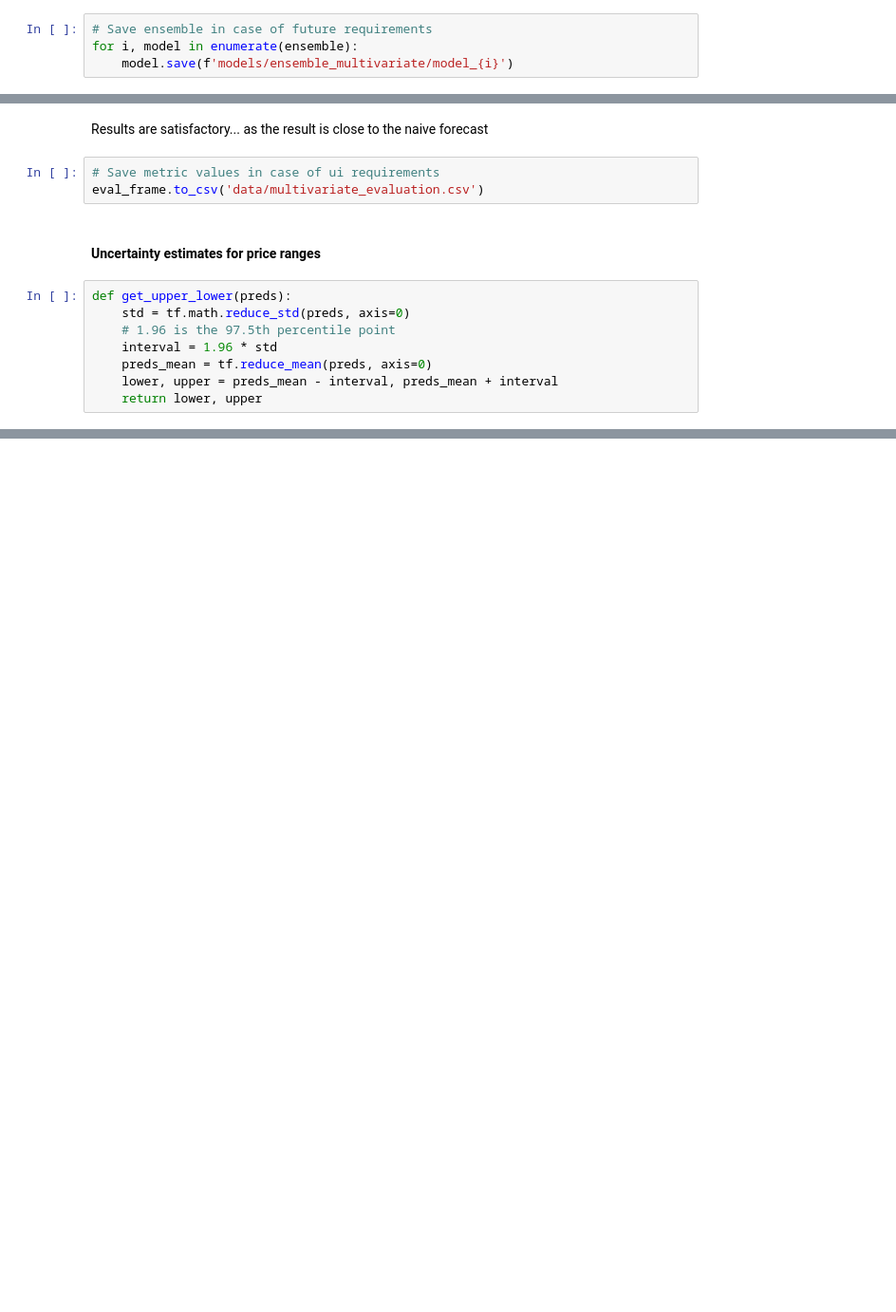
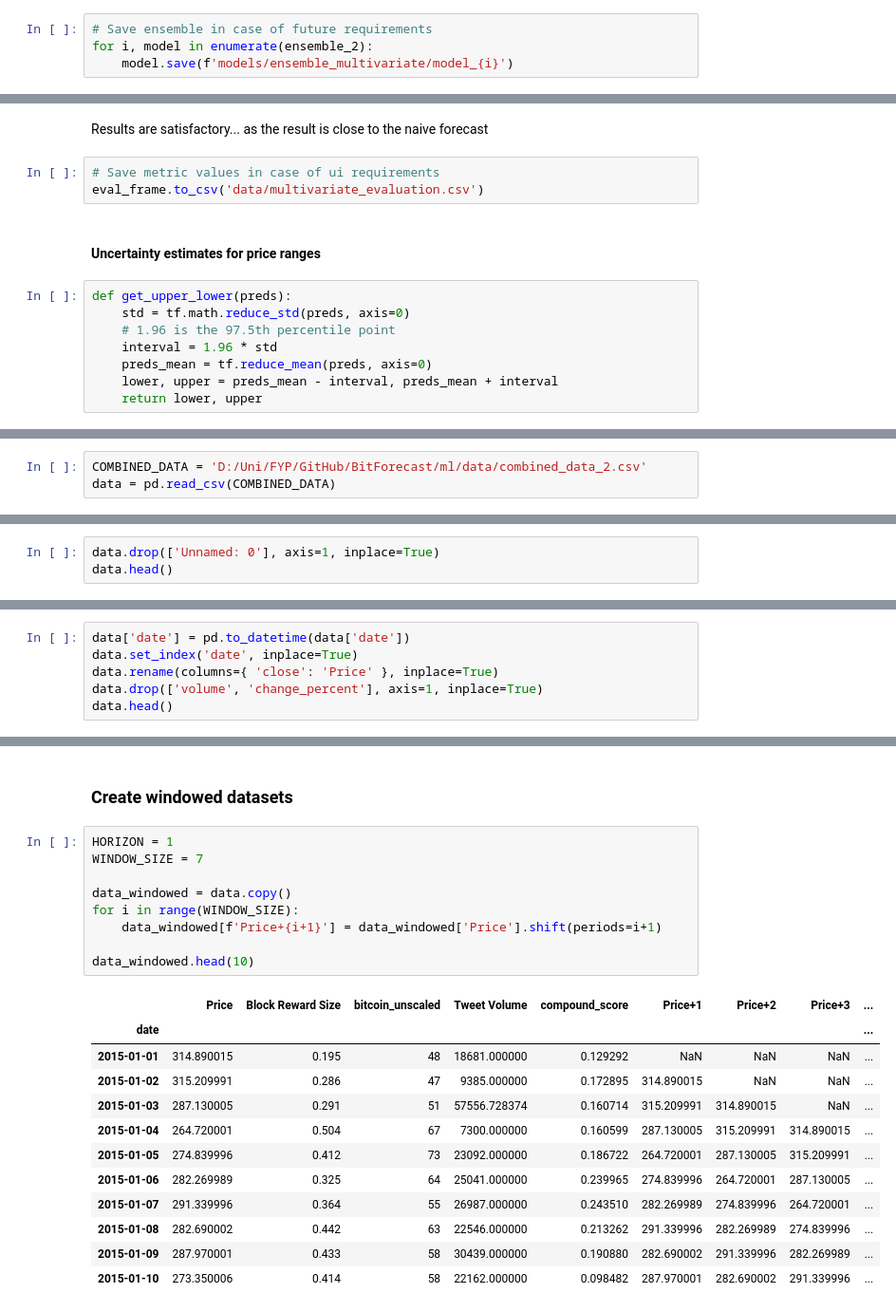
Before and after one commit to Ammar-Raneez/BitForecast, a Jupyter notebook: ml/notebooks/model/multivariate.ipynb, the cells around one changed output, grey strips where cells are left out. Shown at 95% size. Drawn from its saved outputs; the diff is of its cells as text; blank space fills up the shorter version.

```diff
--- a/ml/notebooks/model/multivariate.ipynb
+++ b/ml/notebooks/model/multivariate.ipynb
@@ -712,6 +712,6 @@ naive_forecast_results
 # %%
 # Save ensemble in case of future requirements
-for i, model in enumerate(ensemble):
+for i, model in enumerate(ensemble_2):
     model.save(f'models/ensemble_multivariate/model_{i}')
 # %% [output]
 INFO:tensorflow:Assets written to: models/ensemble_multivariate/model_0\assets
@@ -772,0 +788,3 @@ point forecast: [39399.7   39924.375 39529.062 38001.246 37288.914 37399.586 361
+# %%
+COMBINED_DATA = 'D:/Uni/FYP/GitHub/BitForecast/ml/data/combined_data_2.csv'
+data = pd.read_csv(COMBINED_DATA)
@@ -772,0 +800,3 @@ point forecast: [39399.7   39924.375 39529.062 38001.246 37288.914 37399.586 361
+# %%
+data.drop(['Unnamed: 0'], axis=1, inplace=True)
+data.head()
@@ -772,0 +810,6 @@ point forecast: [39399.7   39924.375 39529.062 38001.246 37288.914 37399.586 361
+# %%
+data['date'] = pd.to_datetime(data['date'])
+data.set_index('date', inplace=True)
+data.rename(columns={ 'close': 'Price' }, inplace=True)
+data.drop(['volume', 'change_percent'], axis=1, inplace=True)
+data.head()
@@ -772,0 +824,24 @@ point forecast: [39399.7   39924.375 39529.062 38001.246 37288.914 37399.586 361
+# %% [markdown]
+### Create windowed datasets
+# %%
+HORIZON = 1
+WINDOW_SIZE = 7
+
+data_windowed = data.copy()
+for i in range(WINDOW_SIZE):
+    data_windowed[f'Price+{i+1}'] = data_windowed['Price'].shift(periods=i+1)
+
+data_windowed.head(10)
+# %% [output]
+|  | Price | Block Reward Size | bitcoin_unscaled | Tweet Volume | compound_score | Price+1 | Price+2 | Price+3 | ... |
+| date |  |  |  |  |  |  |  |  | ... |
+| 2015-01-01 | 314.890015 | 0.195 | 48 | 18681.000000 | 0.129292 | NaN | NaN | NaN | ... |
+| 2015-01-02 | 315.209991 | 0.286 | 47 | 9385.000000 | 0.172895 | 314.890015 | NaN | NaN | ... |
+| 2015-01-03 | 287.130005 | 0.291 | 51 | 57556.728374 | 0.160714 | 315.209991 | 314.890015 | NaN | ... |
+| 2015-01-04 | 264.720001 | 0.504 | 67 | 7300.000000 | 0.160599 | 287.130005 | 315.209991 | 314.890015 | ... |
+| 2015-01-05 | 274.839996 | 0.412 | 73 | 23092.000000 | 0.186722 | 264.720001 | 287.130005 | 315.209991 | ... |
+| 2015-01-06 | 282.269989 | 0.325 | 64 | 25041.000000 | 0.239965 | 274.839996 | 264.720001 | 287.130005 | ... |
+| 2015-01-07 | 291.339996 | 0.364 | 55 | 26987.000000 | 0.243510 | 282.269989 | 274.839996 | 264.720001 | ... |
+| 2015-01-08 | 282.690002 | 0.442 | 63 | 22546.000000 | 0.213262 | 291.339996 | 282.269989 | 274.839996 | ... |
+| 2015-01-09 | 287.970001 | 0.433 | 58 | 30439.000000 | 0.190880 | 282.690002 | 291.339996 | 282.269989 | ... |
+| 2015-01-10 | 273.350006 | 0.414 | 58 | 22162.000000 | 0.098482 | 287.970001 | 282.690002 | 291.339996 | ... |
```
Also changed, not shown: parts of 22 cells of this notebook, 2 other files.
